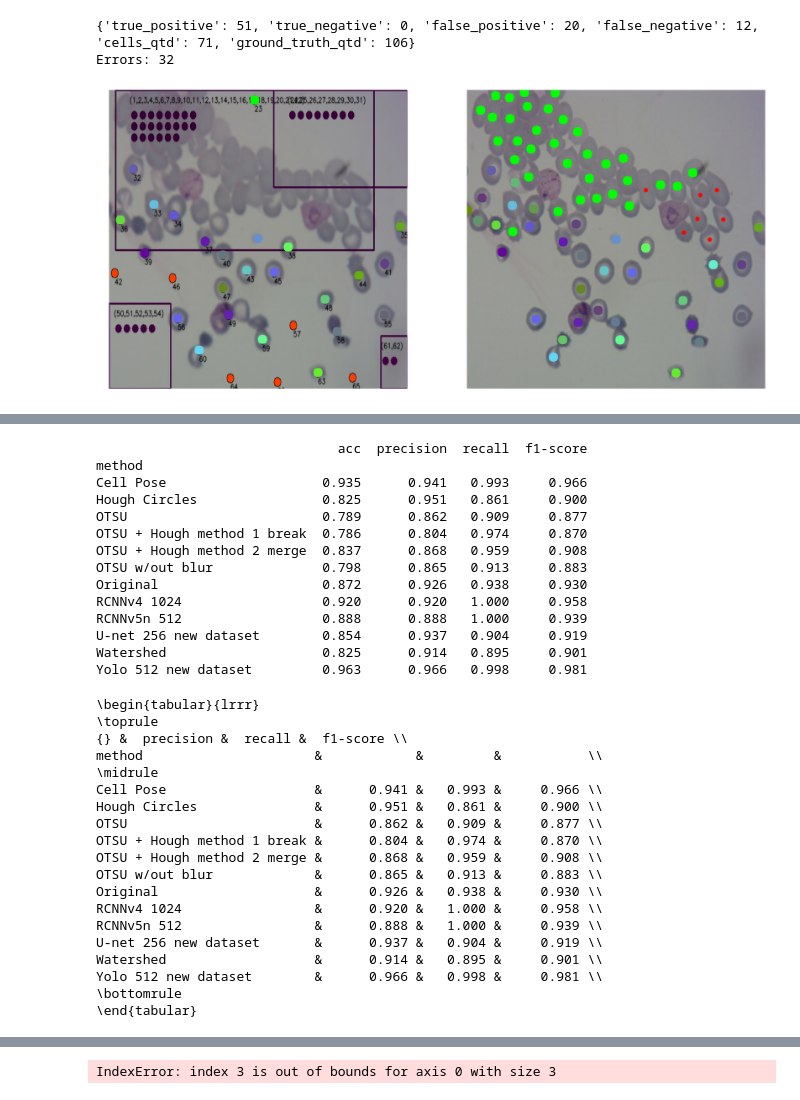
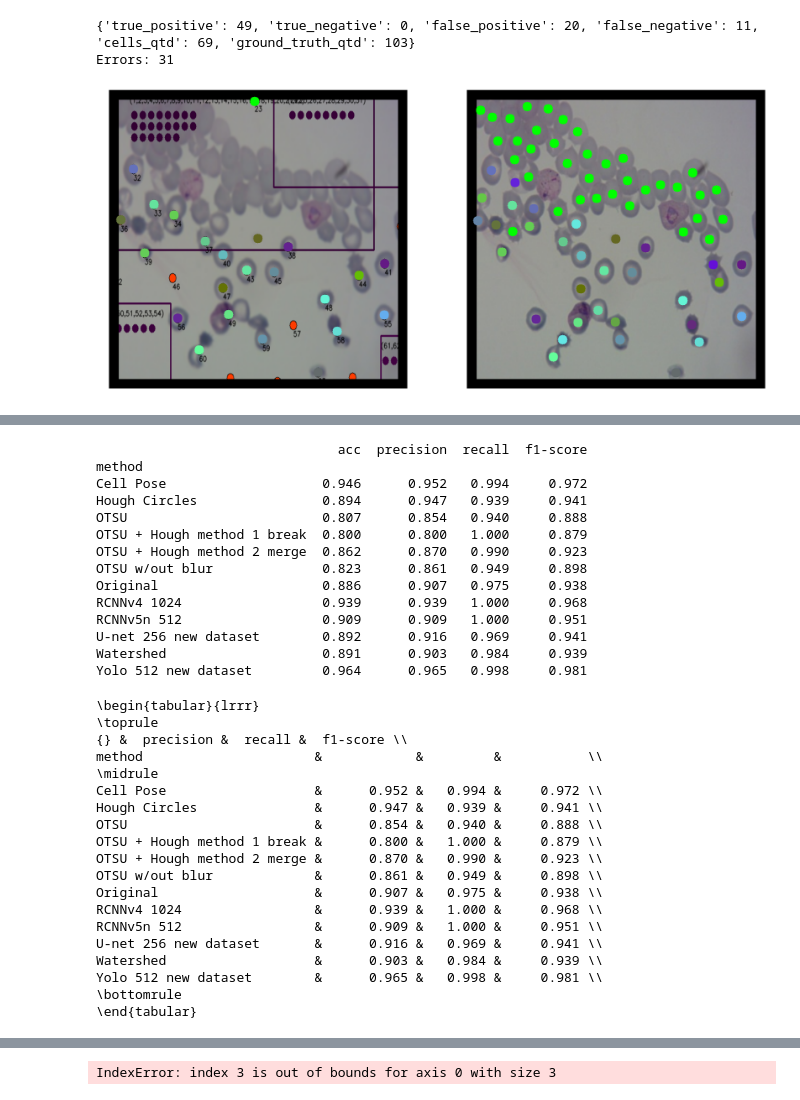
Before and after one commit to klingerkrieg/pid-course-project, a Jupyter notebook: benchmark_accurate.ipynb, the cells around one changed output, grey strips where cells are left out. Saved outputs shown, nothing was run; the diff lists cells and outputs as text; code cells hidden in the pictures.

Commit message:
Tarja preta ao redor da imagem antes de verificar

```diff
--- a/benchmark_accurate.ipynb
+++ b/benchmark_accurate.ipynb
@@ -145,6 +148,11 @@ def compare_markers(manual, img):
 
     manual = manual.copy()
     img = img.copy()
+
+
+    #faz um retangulo ao redor da imagem para remover as marcacoes proximas a borda
+    manual = cv2.rectangle(manual, (0,0), (640,640), (0,0,0), 40)
+    img    = cv2.rectangle(img, (0,0), (640,640), (0,0,0), 40)
 
 
     true_positive = 0
@@ -332,36 +340,36 @@ def compare_markers(manual, img):
 
 if __name__ == "__main__":
 
     #fimg = "df3d98b9-3dd7-4107-8d4a-ae1b7f247793.png"
     #fimg = "e3a4b3e7-9500-4b6c-a402-b6d3f45e714b.png"
     #fimg = "edd09b2e-2673-4405-8ac0-e476e003e96a.png"
     #fimg = "ef1a9020-5e45-450d-a237-165114308592.png"
     fimg = "df4fd610-fa16-45ca-b3a3-a25a14e5c4e9.png"
 
     #87 semar_8
     #95 manual
     #manual = cv2.imread("./blood_samples/ground_truth/blood_smear_8.JPG"
     manual = "./verification-images/ground_truth/%s" % fimg
     #img    = "./segmented/oliveira/blood_smear_8.png"
     #img    = "./verification-images/malaria-app/%s" % fimg
     #img    = "./verification-images/cell_pose/%s" % fimg
     #img    = "./segmented/standalone/Yolo 512 new dataset/%s" % fimg
     img    = "./segmented/standalone/OTSU/%s" % fimg
 
 
     errors, img, manual, st = compare_markers(manual, img)
 
 
     print(st)
     print("Errors:", errors)
     fig, ax = plt.subplots(ncols=2, figsize=(30,30))
     ax[0].imshow(img)
     ax[1].imshow(manual)
     plt.show()
 # %% [output]
-{'true_positive': 51, 'true_negative': 0, 'false_positive': 20, 'false_negative': 12, 'cells_qtd': 71, 'ground_truth_qtd': 106}
-Errors: 32
+{'true_positive': 49, 'true_negative': 0, 'false_positive': 20, 'false_negative': 11, 'cells_qtd': 69, 'ground_truth_qtd': 103}
+Errors: 31
-[figure, old version]
+[figure, new version]
 # %%
 def getManualCount(name):
     return {"method":"Manual", "path":name, "time":0}
@@ -568,18 +576,18 @@ if __name__ == "__main__":
 # %% [output]
                                acc  precision  recall  f1-score
 method
-Cell Pose                    0.935      0.941   0.993     0.966
-Hough Circles                0.825      0.951   0.861     0.900
-OTSU                         0.789      0.862   0.909     0.877
-OTSU + Hough method 1 break  0.786      0.804   0.974     0.870
-OTSU + Hough method 2 merge  0.837      0.868   0.959     0.908
-OTSU w/out blur              0.798      0.865   0.913     0.883
-Original                     0.872      0.926   0.938     0.930
-RCNNv4 1024                  0.920      0.920   1.000     0.958
-RCNNv5n 512                  0.888      0.888   1.000     0.939
-U-net 256 new dataset        0.854      0.937   0.904     0.919
-Watershed                    0.825      0.914   0.895     0.901
-Yolo 512 new dataset         0.963      0.966   0.998     0.981
+Cell Pose                    0.946      0.952   0.994     0.972
+Hough Circles                0.894      0.947   0.939     0.941
+OTSU                         0.807      0.854   0.940     0.888
+OTSU + Hough method 1 break  0.800      0.800   1.000     0.879
+OTSU + Hough method 2 merge  0.862      0.870   0.990     0.923
+OTSU w/out blur              0.823      0.861   0.949     0.898
+Original                     0.886      0.907   0.975     0.938
+RCNNv4 1024                  0.939      0.939   1.000     0.968
+RCNNv5n 512                  0.909      0.909   1.000     0.951
+U-net 256 new dataset        0.892      0.916   0.969     0.941
+Watershed                    0.891      0.903   0.984     0.939
+Yolo 512 new dataset         0.964      0.965   0.998     0.981
 # %%
 def print_ltx_accs(samples):
     smp = samples.query("method != 'Manual'")
@@ -595,18 +603,18 @@ if __name__ == "__main__":
 {} &  precision &  recall &  f1-score \\
 method                      &            &         &           \\
 \midrule
-Cell Pose                   &      0.941 &   0.993 &     0.966 \\
-Hough Circles               &      0.951 &   0.861 &     0.900 \\
-OTSU                        &      0.862 &   0.909 &     0.877 \\
-OTSU + Hough method 1 break &      0.804 &   0.974 &     0.870 \\
-OTSU + Hough method 2 merge &      0.868 &   0.959 &     0.908 \\
-OTSU w/out blur             &      0.865 &   0.913 &     0.883 \\
-Original                    &      0.926 &   0.938 &     0.930 \\
-RCNNv4 1024                 &      0.920 &   1.000 &     0.958 \\
-RCNNv5n 512                 &      0.888 &   1.000 &     0.939 \\
-U-net 256 new dataset       &      0.937 &   0.904 &     0.919 \\
-Watershed                   &      0.914 &   0.895 &     0.901 \\
-Yolo 512 new dataset        &      0.966 &   0.998 &     0.981 \\
+Cell Pose                   &      0.952 &   0.994 &     0.972 \\
+Hough Circles               &      0.947 &   0.939 &     0.941 \\
+OTSU                        &      0.854 &   0.940 &     0.888 \\
+OTSU + Hough method 1 break &      0.800 &   1.000 &     0.879 \\
+OTSU + Hough method 2 merge &      0.870 &   0.990 &     0.923 \\
+OTSU w/out blur             &      0.861 &   0.949 &     0.898 \\
+Original                    &      0.907 &   0.975 &     0.938 \\
+RCNNv4 1024                 &      0.939 &   1.000 &     0.968 \\
+RCNNv5n 512                 &      0.909 &   1.000 &     0.951 \\
+U-net 256 new dataset       &      0.916 &   0.969 &     0.941 \\
+Watershed                   &      0.903 &   0.984 &     0.939 \\
+Yolo 512 new dataset        &      0.965 &   0.998 &     0.981 \\
 \bottomrule
 \end{tabular}
 # %% [markdown]
```
Also changed, not shown: parts of 4 cells of this notebook, 1 other file.
